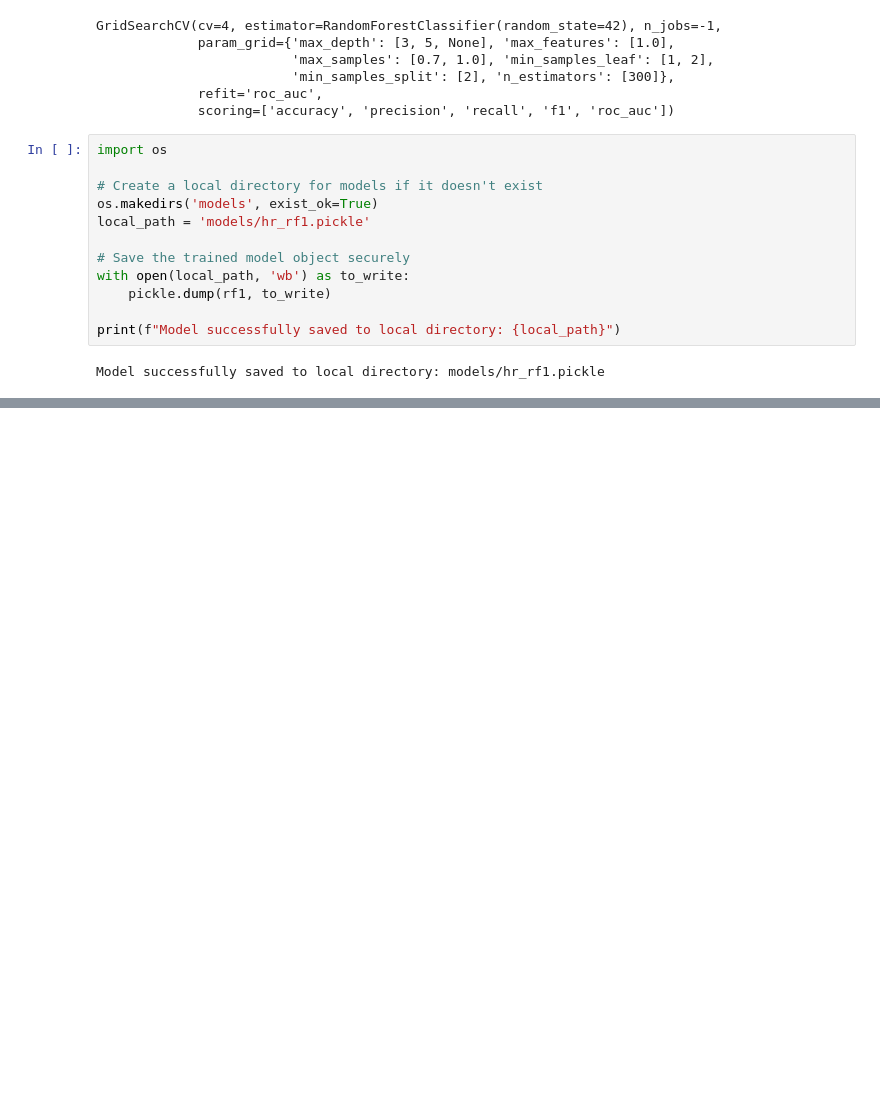
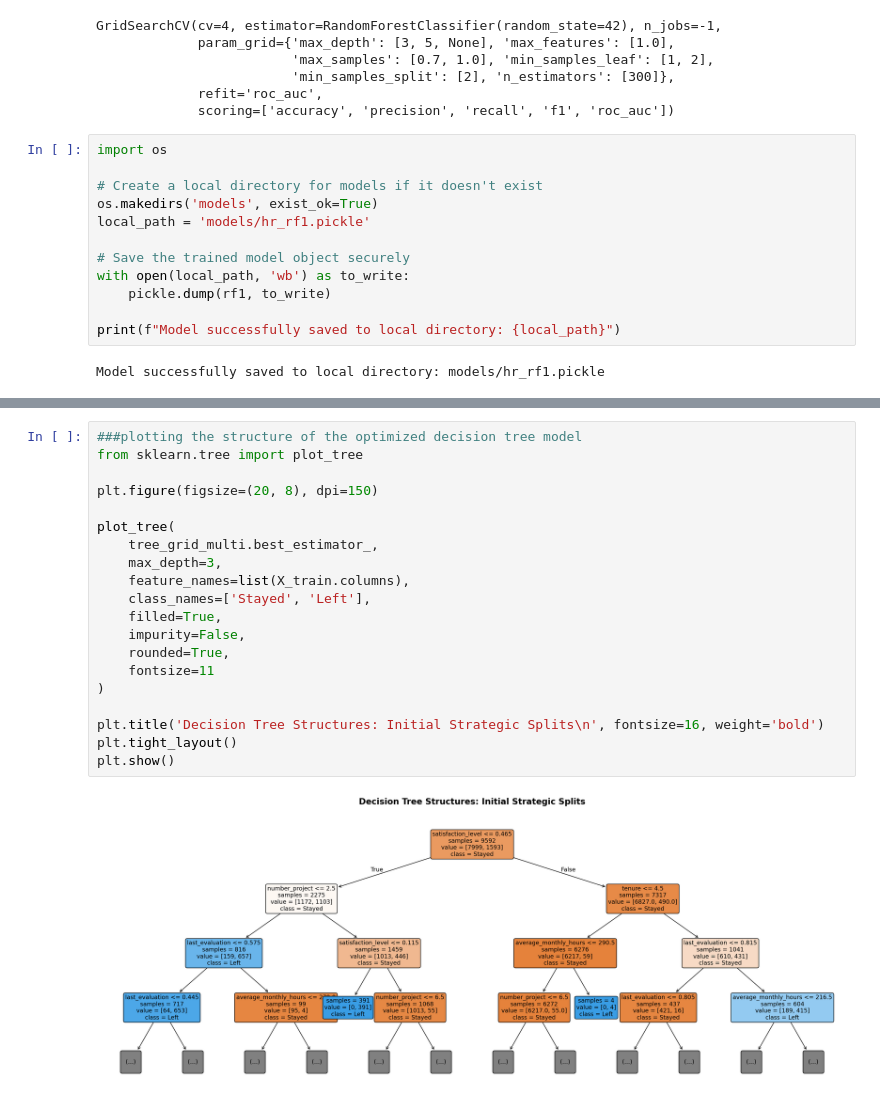
Before and after one commit to ShanT237/salifort-retention-project, a Jupyter notebook: notebooks/01_eda_and_modeling.ipynb, the cells around one changed output, grey strips where cells are left out. Cells and saved outputs as stored; diff of their text form; blank space fills up the shorter version.

Commit message:
CodeV1.4(ML Models)

```diff
--- a/notebooks/01_eda_and_modeling.ipynb
+++ b/notebooks/01_eda_and_modeling.ipynb
@@ -608,3 +600,25 @@ plt.tight_layout()
 plt.show()
 # %% [output]
 [figure]
+# %%
+###plotting the structure of the optimized decision tree model
+from sklearn.tree import plot_tree
+
+plt.figure(figsize=(20, 8), dpi=150)
+
+plot_tree(
+    tree_grid_multi.best_estimator_,
+    max_depth=3,
+    feature_names=list(X_train.columns),
+    class_names=['Stayed', 'Left'],
+    filled=True,
+    impurity=False,
+    rounded=True,
+    fontsize=11
+)
+
+plt.title('Decision Tree Structures: Initial Strategic Splits\n', fontsize=16, weight='bold')
+plt.tight_layout()
+plt.show()
+# %% [output]
+[figure, added]
```
Also changed, not shown: parts of 6 cells of this notebook, 1 other file.
